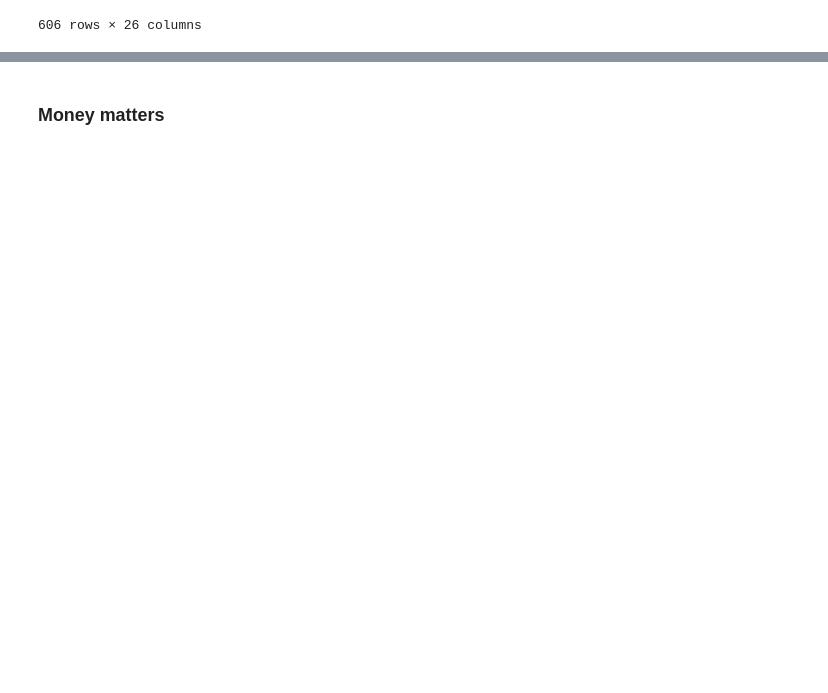
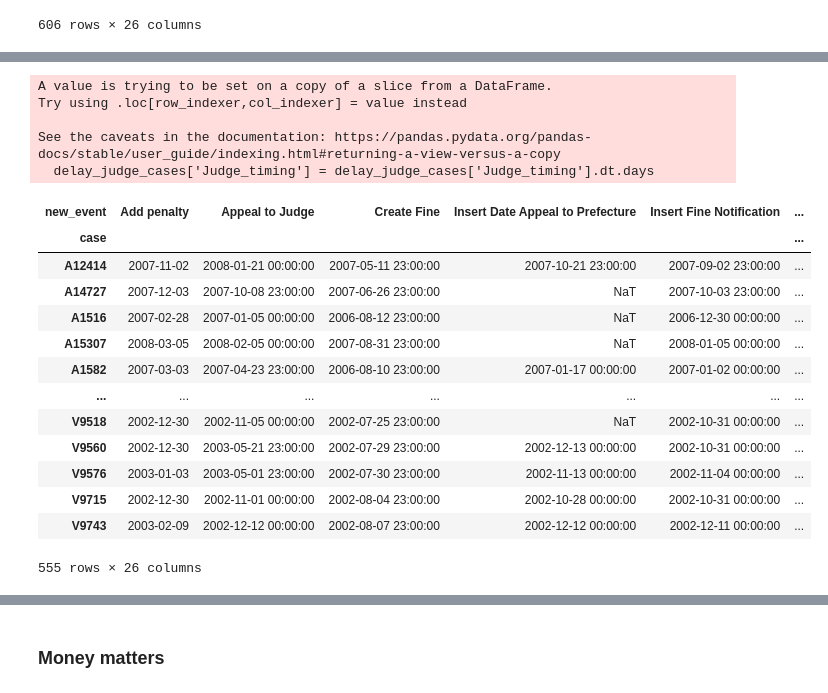
Before and after one commit to nkwachiabel/Process-Mining-Road-Traffic-Fine-Management, a Jupyter notebook: Road Traffic Fine Management.ipynb, the cells around one changed output, grey strips where cells are left out. Drawn from its saved outputs; the diff is of its cells as text; code cells hidden in the pictures; blank space fills up the shorter version.

```diff
--- a/Road Traffic Fine Management.ipynb
+++ b/Road Traffic Fine Management.ipynb
@@ -326,0 +592,5 @@ delay_prefecture_cases[delay_prefecture_cases['Prefect_timing'] > 60]
+# %%
+delay_judge = timing_matters.copy()
+# delay_prefecture = delay_prefecture.fillna(0)
+delay_judge['Judge_timing'] = delay_judge.apply(lambda x: x['Appeal to Judge'] - x['Send Fine'] if pd.isnull(x['Insert Fine Notification']) else x['Appeal to Judge'] - x['Insert Fine Notification'],axis=1)
+delay_judge
@@ -326,0 +612,24 @@ delay_prefecture_cases[delay_prefecture_cases['Prefect_timing'] > 60]
+# %%
+delay_judge_cases = delay_judge[delay_judge['Judge_timing'].notnull()]
+delay_judge_cases['Judge_timing'] = delay_judge_cases['Judge_timing'].dt.days
+delay_judge_cases
+# %% [output]
+A value is trying to be set on a copy of a slice from a DataFrame.
+Try using .loc[row_indexer,col_indexer] = value instead
+
+See the caveats in the documentation: https://pandas.pydata.org/pandas-docs/stable/user_guide/indexing.html#returning-a-view-versus-a-copy
+  delay_judge_cases['Judge_timing'] = delay_judge_cases['Judge_timing'].dt.days
+| new_event | Add penalty | Appeal to Judge | Create Fine | Insert Date Appeal to Prefecture | Insert Fine Notification | ... |
+| case |  |  |  |  |  | ... |
+| A12414 | 2007-11-02 | 2008-01-21 00:00:00 | 2007-05-11 23:00:00 | 2007-10-21 23:00:00 | 2007-09-02 23:00:00 | ... |
+| A14727 | 2007-12-03 | 2007-10-08 23:00:00 | 2007-06-26 23:00:00 | NaT | 2007-10-03 23:00:00 | ... |
+| A1516 | 2007-02-28 | 2007-01-05 00:00:00 | 2006-08-12 23:00:00 | NaT | 2006-12-30 00:00:00 | ... |
+| A15307 | 2008-03-05 | 2008-02-05 00:00:00 | 2007-08-31 23:00:00 | NaT | 2008-01-05 00:00:00 | ... |
+| A1582 | 2007-03-03 | 2007-04-23 23:00:00 | 2006-08-10 23:00:00 | 2007-01-17 00:00:00 | 2007-01-02 00:00:00 | ... |
+| ... | ... | ... | ... | ... | ... | ... |
+| V9518 | 2002-12-30 | 2002-11-05 00:00:00 | 2002-07-25 23:00:00 | NaT | 2002-10-31 00:00:00 | ... |
+| V9560 | 2002-12-30 | 2003-05-21 23:00:00 | 2002-07-29 23:00:00 | 2002-12-13 00:00:00 | 2002-10-31 00:00:00 | ... |
+| V9576 | 2003-01-03 | 2003-05-01 23:00:00 | 2002-07-30 23:00:00 | 2002-11-13 00:00:00 | 2002-11-04 00:00:00 | ... |
+| V9715 | 2002-12-30 | 2002-11-01 00:00:00 | 2002-08-04 23:00:00 | 2002-10-28 00:00:00 | 2002-10-31 00:00:00 | ... |
+| V9743 | 2003-02-09 | 2002-12-12 00:00:00 | 2002-08-07 23:00:00 | 2002-12-12 00:00:00 | 2002-12-11 00:00:00 | ... |
+555 rows × 26 columns
```
Also changed, not shown: parts of 38 cells of this notebook.
